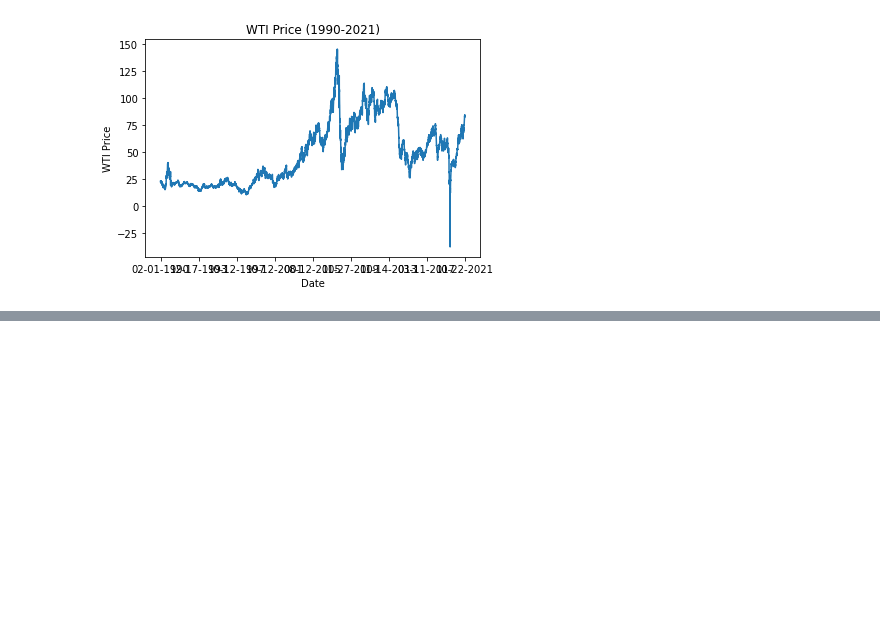
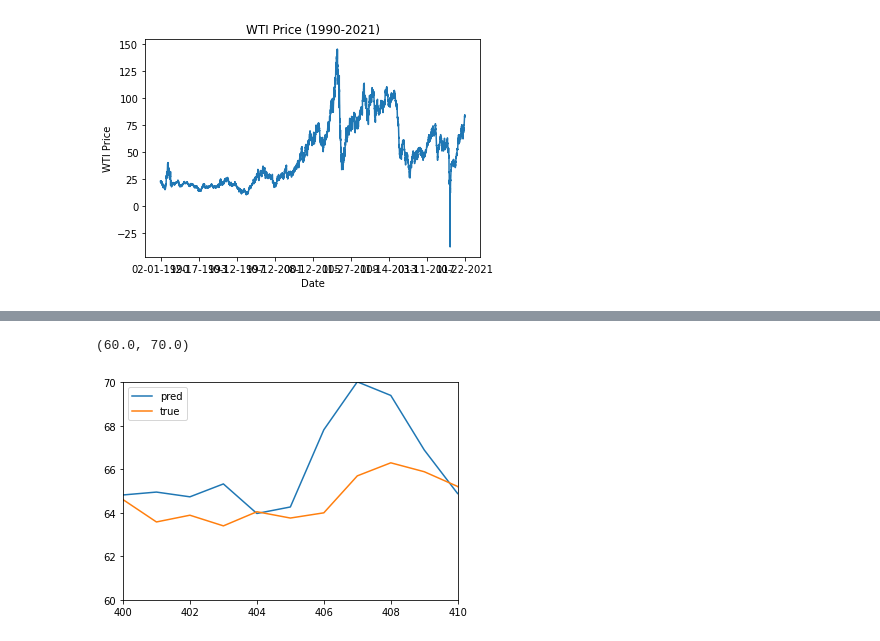
Before and after one commit to joeldsouza493/ORIE5741_Project, a Jupyter notebook: Untitled.ipynb, the cells around one changed output, grey strips where cells are left out. Cells and saved outputs as stored; diff of their text form; code cells hidden in the pictures; blank space fills up the shorter version.

```diff
--- a/Untitled.ipynb
+++ b/Untitled.ipynb
@@ -346,0 +347,13 @@ NameError: name 'X' is not defined
+# %%
+model = RandomForestRegressor(n_estimators=best_estimator_RF)
+model.fit(train_X, train_y)
+yhat = model.predict(test_X)
+
+plt.plot(yhat, label='pred')
+plt.plot(test_y, label='true')
+plt.legend()
+plt.xlim(400,410)
+plt.ylim(60,70)
+# %% [output]
+(60.0, 70.0)
+[figure, added]
```
Also changed, not shown: parts of 45 cells of this notebook, 8 other files.
